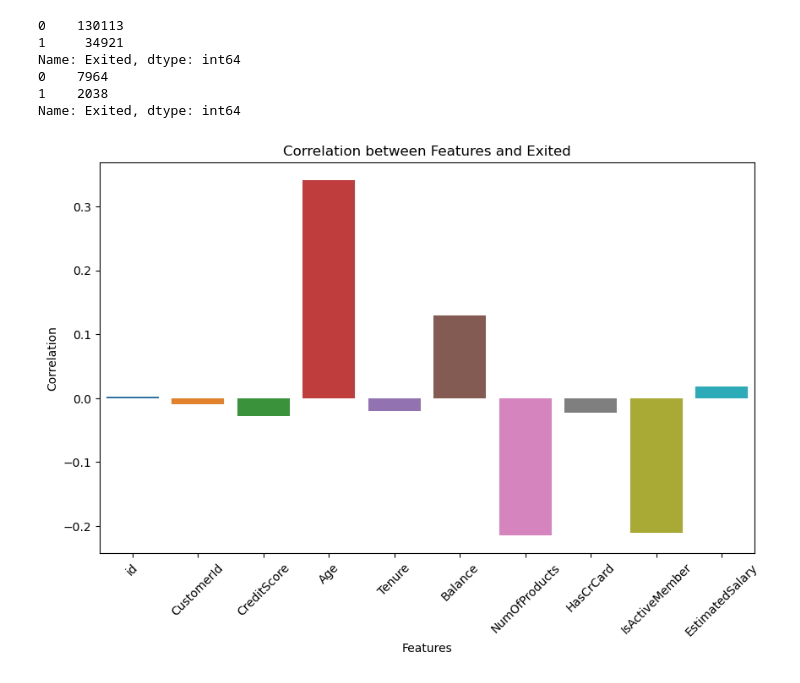
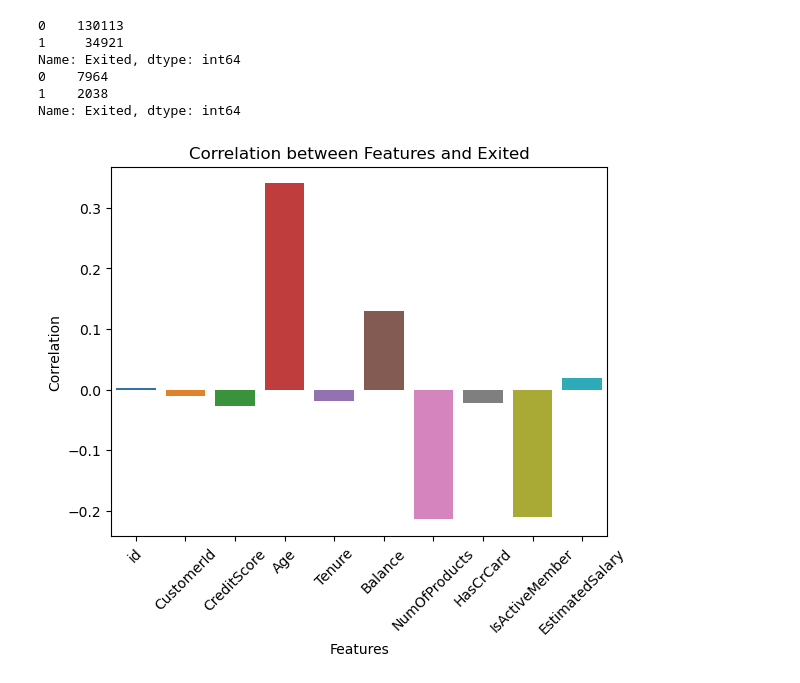
Before and after one commit to kenny1208/playground-series-s4e1, a Jupyter notebook: test.ipynb, the cells around one changed output. Cells and saved outputs as stored; diff of their text form; code cells hidden in the pictures.

Commit message:
correlation

```diff
--- a/test.ipynb
+++ b/test.ipynb
@@ -35,16 +35,15 @@ Name: Exited, dtype: int64
 # %%
 import seaborn as sns
 import matplotlib.pyplot as plt
 
 correlation = df.corr()['Exited']
-correlation = correlation.drop('Exited')  # Remove correlation with itself
+correlation = correlation.drop('Exited')
 
-plt.figure(figsize=(10, 6))
 sns.barplot(x=correlation.index, y=correlation.values)
 plt.xticks(rotation=45)
 plt.xlabel('Features')
 plt.ylabel('Correlation')
 plt.title('Correlation between Features and Exited')
 plt.show()
 # %% [output]
-[figure, old version]
+[figure, new version]
```
